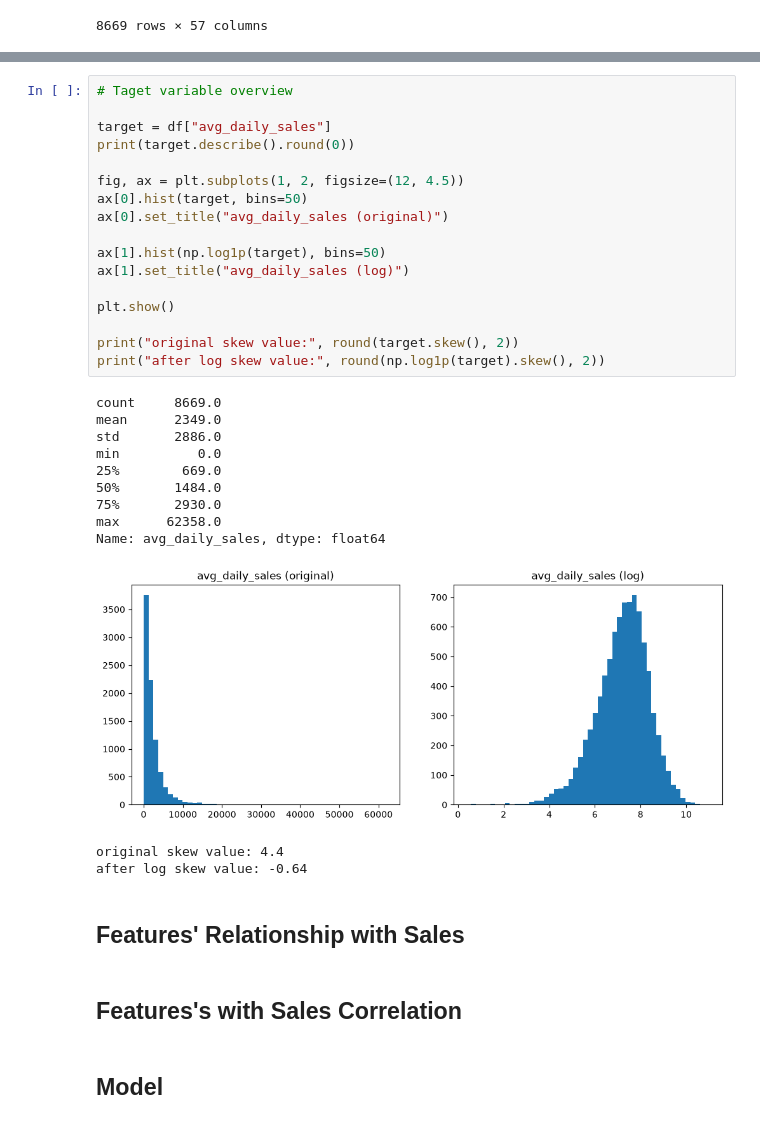
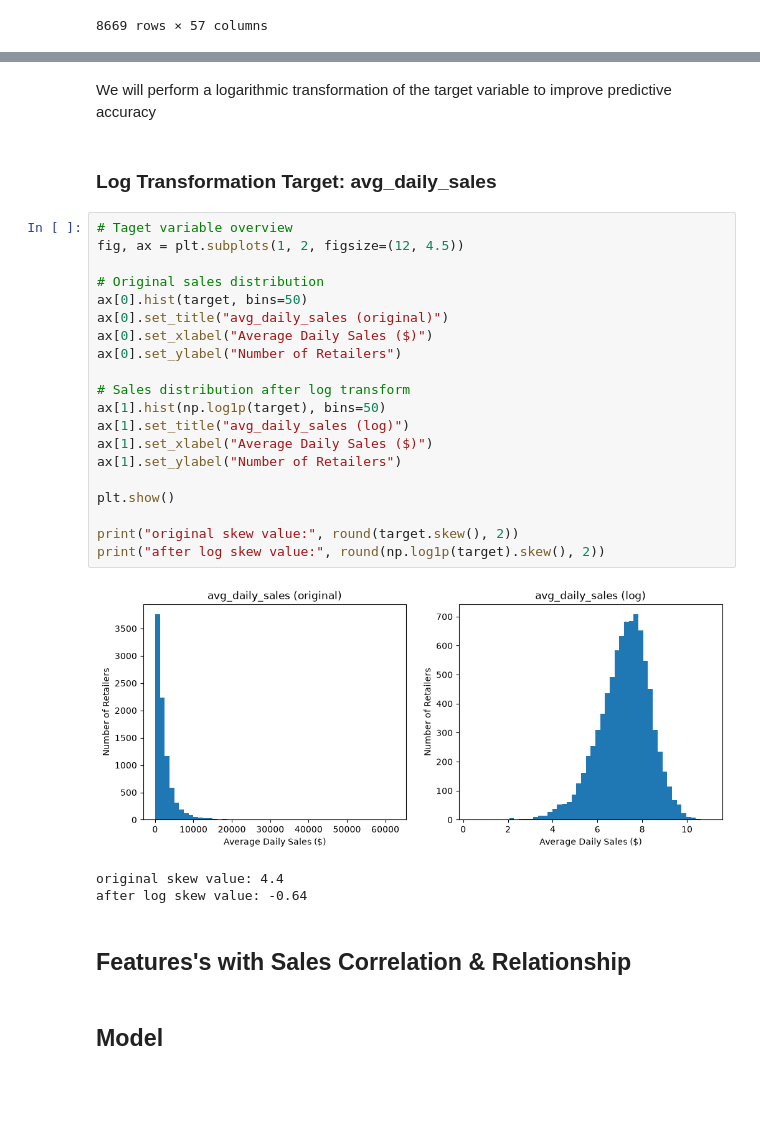
Before and after one commit to Ransommac13/mads_milestone_two, a Jupyter notebook: EDA/supervised_eda.ipynb, the cells around one changed output, grey strips where cells are left out. Drawn from its saved outputs; the diff is of its cells as text; blank space fills up the shorter version.

```diff
--- a/EDA/supervised_eda.ipynb
+++ b/EDA/supervised_eda.ipynb
@@ -238,37 +277,33 @@ target variable show original distribution and log transform view
+# %% [markdown]
+We will perform a logarithmic transformation of the target variable to improve predictive accuracy
+# %% [markdown]
+### Log Transformation Target: avg_daily_sales
 # %%
 # Taget variable overview
+fig, ax = plt.subplots(1, 2, figsize=(12, 4.5))
 
-target = df["avg_daily_sales"]
-print(target.describe().round(0))
-
-fig, ax = plt.subplots(1, 2, figsize=(12, 4.5))
+# Original sales distribution
 ax[0].hist(target, bins=50)
 ax[0].set_title("avg_daily_sales (original)")
+ax[0].set_xlabel("Average Daily Sales ($)")
+ax[0].set_ylabel("Number of Retailers")
 
+# Sales distribution after log transform
 ax[1].hist(np.log1p(target), bins=50)
 ax[1].set_title("avg_daily_sales (log)")
+ax[1].set_xlabel("Average Daily Sales ($)")
+ax[1].set_ylabel("Number of Retailers")
 
 plt.show()
 
 print("original skew value:", round(target.skew(), 2))
 print("after log skew value:", round(np.log1p(target).skew(), 2))
 # %% [output]
+[figure, new version]
-count     8669.0
-mean      2349.0
-std       2886.0
-min          0.0
-25%        669.0
-50%       1484.0
-75%       2930.0
-max      62358.0
-Name: avg_daily_sales, dtype: float64
+original skew value: 4.4
+after log skew value: -0.64
-[figure, old version]
-original skew value: 4.4
-after log skew value: -0.64
-# %% [markdown]
-## Features' Relationship with Sales
 # %% [markdown]
-## Features's with Sales Correlation
+## Features's with Sales Correlation & Relationship
 # %% [markdown]
 ## Model
 # %% [markdown]
```
Also changed, not shown: parts of 13 cells of this notebook.
